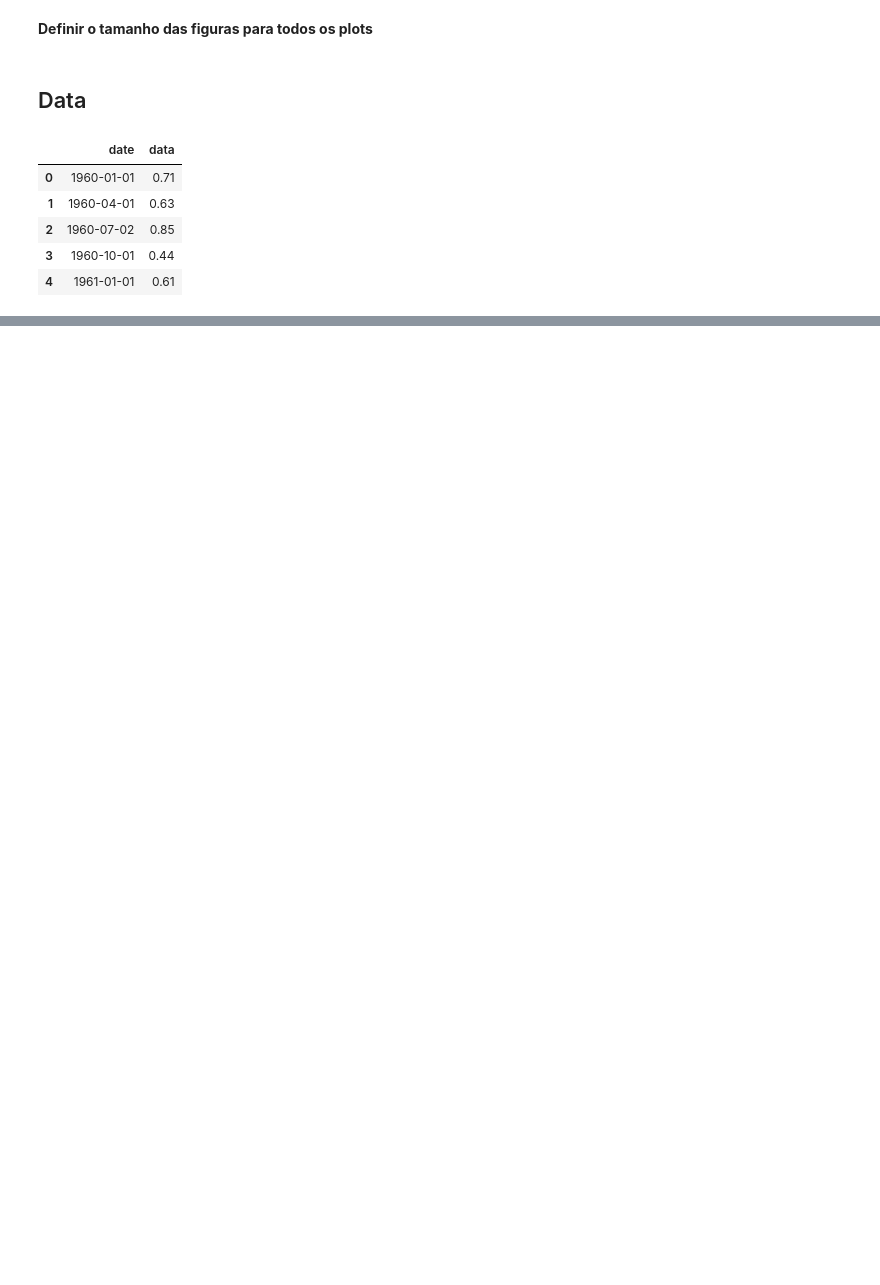
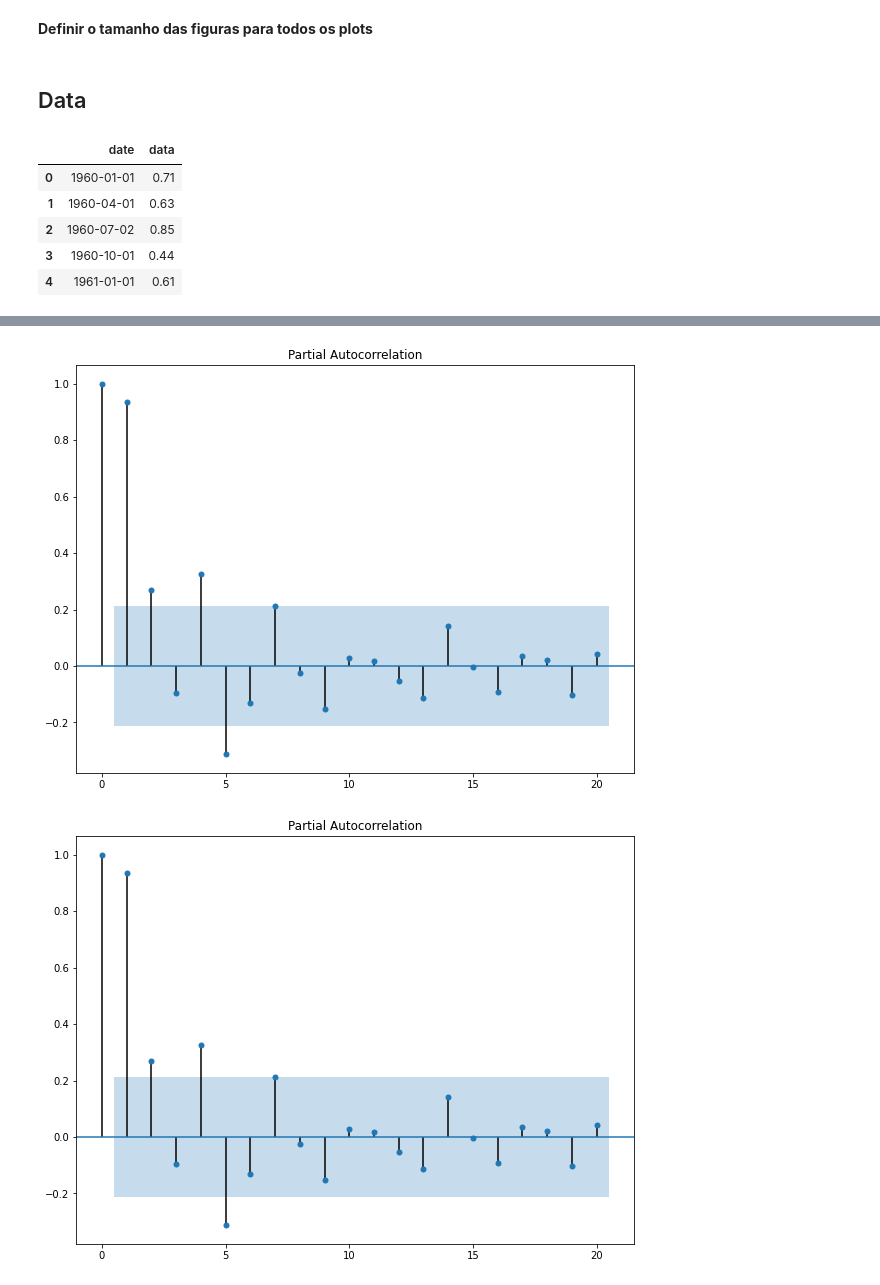
Before and after one commit to thiago2608santana/Analise_Series_Temporais, a Jupyter notebook: ARIMA.ipynb, the cells around one changed output, grey strips where cells are left out. Saved outputs shown, nothing was run; the diff lists cells and outputs as text; code cells hidden in the pictures; blank space fills up the shorter version.

```diff
--- a/ARIMA.ipynb
+++ b/ARIMA.ipynb
@@ -31,0 +62,5 @@ data.head()
+# %%
+plot_pacf(data['data'])
+# %% [output]
+[figure, added]
+[figure, added]
```
Also changed, not shown: parts of 12 cells of this notebook.
